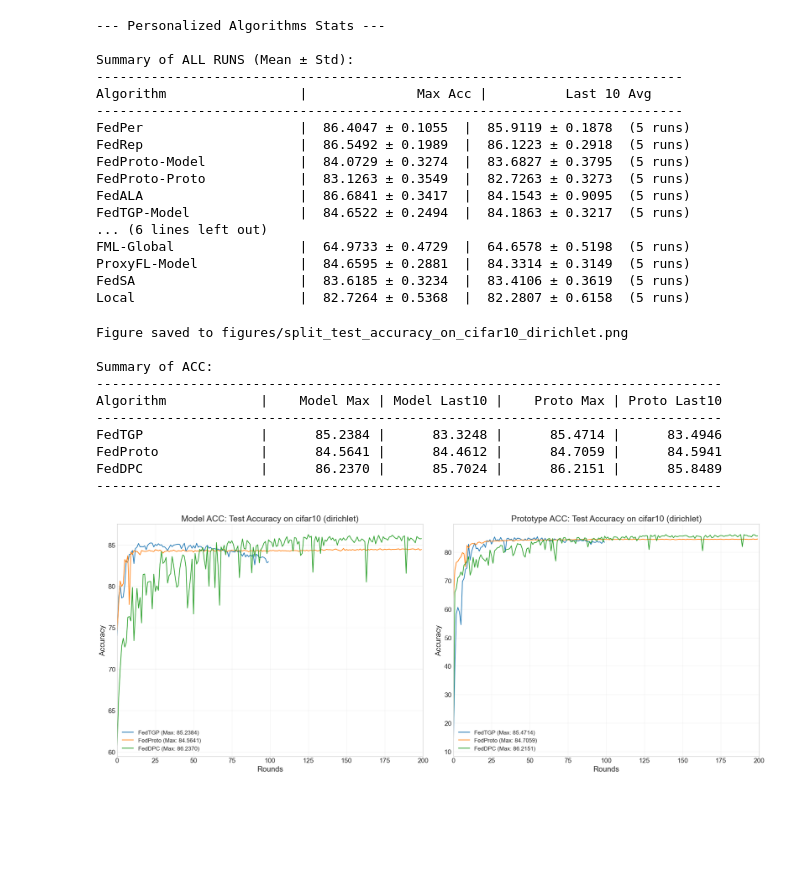
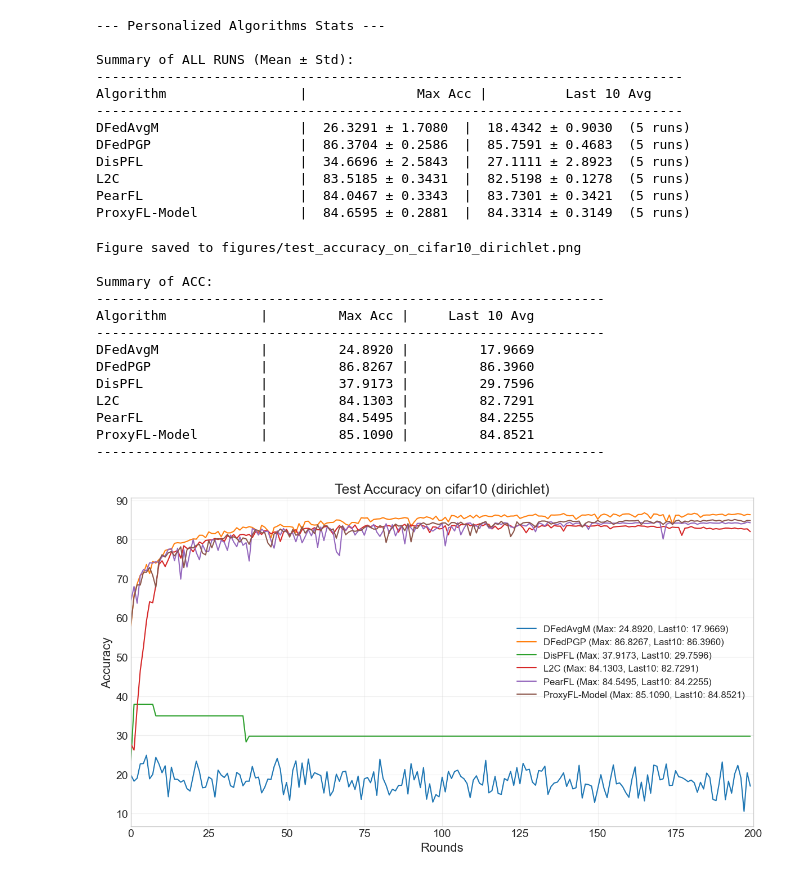
Before and after one commit to haifeng-dai/fl, a Jupyter notebook: plot/results_analysis.ipynb, the cells around one changed output. Saved outputs shown, nothing was run; the diff lists cells and outputs as text; code cells hidden in the pictures; blank space fills up the shorter version.

```diff
--- a/plot/results_analysis.ipynb
+++ b/plot/results_analysis.ipynb
@@ -36,26 +36,30 @@ experiments = {
     "FedProto": ("fedproto", {"mu": 1.0}),
     "FedALA": ("fedala", {"eta": 1.0, "rand_percent": 20, "layer_idx": 1, "ala_threshold": 0.1, "num_pre_loss": 10}),
     "FedTGP": ("fedtgp", {"lamda_": 10.0, "server_epochs": 10, "server_lr": 0.01, "margin_threshold": 1.0}),
-    "FedDPC": ("feddpc", {"lamda_": 100.0, "head_epochs": 10, "body_epochs": 2, "lr_head": 0.01, "lr_body": 0.01, "margin_threshold": 100.0, "server_epochs": 100, "server_lr": 0.01, "lambda_p": 1.0, "lambda_acl": 0.01}),
+    "FedDPC": ("feddpc", {"lamda_": 100.0, "lambda_p": 1.0, "lambda_acl": 0.01, "head_epochs": 10, "body_epochs": 1, "lr_head": 0.01, "lr_body": 0.01, "margin_threshold": 100.0, "server_epochs": 100, "server_lr": 0.01}),
     "LG-FedAvg": ("lgfedavg", {}),
     "FedKD": ("fedkd", {"lr_g": 0.01, "energy": 0.9}),
     "FML": ("fml", {"alpha_fml": 1.0, "beta_fml": 1.0}),
     "ProxyFL": ("proxyfl", {"mu": 1.0, "adj_type": "ring"}),
     "FedSA": ("fedsa", {"alpha_sa": 0.9999, "lambda_r": 0.1, "lambda_mcl": 0.01, "lambda_cc": 1.0}),
     "Local": ("local", {}),
+    # Decentralized Algorithms
+    "L2C": ("l2c", {"adj_type": "ring", "val_ratio": 0.1, "lr_alpha": 0.1, "threshold": 0.0}),
+    "DisPFL": ("dispfl", {"adj_type": "ring", "dense_ratio": 0.1, "anneal_factor": 1.0}),
+    "PearFL": ("pearfl", {"adj_type": "ring", "lamda": 1.0}),
+    "DFedAvgM": ("dfedavgm", {"adj_type": "ring"}),
+    "DFedPGP": ("dfedpgp", {"adj_type": "ring", "local_v_epochs": 1, "lr_v": 0.01, "momentum_v": 0.0, "weight_decay_v": 0.0})
 }
-global_algos = ["FedAvg", "FedProx", "Scaffold", "FedDyn", "FedPLN", "FedProc", "FedFM", "MOON", "FedLSA"]
-personalized_algos = ["FedPer", "FedRep", "FedProto", "FedALA", "FedTGP", "FedDPC", "LG-FedAvg", "FedKD", "FML", "ProxyFL", "FedSA", "Local"]
+global_algos = ["FedAvg", "FedProx", "Scaffold", "FedDyn", "FedPLN", "FedProc", "FedFM", "MOON", "FedLSA", "DFedAvgM"]
+personalized_algos = ["FedPer", "FedRep", "FedProto", "FedALA", "FedTGP", "FedDPC", "LG-FedAvg", "FedKD", "FML", "ProxyFL", "FedSA", "Local", "L2C", "DisPFL", "PearFL", "DFedPGP"]
 # %%
-loader.algo_patterns["feddpc"] = lambda args: f"_{args['lamda_']}_{args['head_epochs']}_{args['body_epochs']}_{args['lr_head']}_{args['lr_body']}_{args['server_epochs']}_{args['server_lr']}_{args['margin_threshold']}_{args['lambda_p']}_{args['lambda_acl']}"
+# loader.algo_patterns["feddpc"] = lambda args: f"_{args['lamda_']}_{args['head_epochs']}_{args['body_epochs']}_{args['lr_head']}_{args['lr_body']}_{args['server_epochs']}_{args['server_lr']}_{args['margin_threshold']}_{args['lambda_p']}_{args['lambda_acl']}"
 
 common_args = {"dataset": "cifar10", "partition": "dirichlet", "num_clients": 10, "epochs": 1, "batch_size": 64, "lr": 0.01, "alpha": 0.1, "n_class": 5, "times": 5}
-
-experiments["FedDPC"] = ("feddpc", {"epochs": 1, "lamda_": 100.0, "lambda_p": 1.0, "lambda_acl": 0.01, "head_epochs": 10, "body_epochs": 1, "lr_head": 0.01, "lr_body": 0.01, "margin_threshold": 100.0, "server_epochs": 100, "server_lr": 0.01})
 # %%
 print("--- Personalized Algorithms Stats ---")
-load_plot_all_runs(personalized_algos, experiments, common_args, loader, x_lim=200)
-# load_plot_all_runs(['FedDPC'], experiments, common_args, loader, x_lim=200)
+# load_plot_all_runs(personalized_algos, experiments, common_args, loader, x_lim=200)
+load_plot_all_runs(['DFedAvgM', 'DFedPGP', 'DisPFL', 'L2C', 'PearFL', 'ProxyFL'], experiments, common_args, loader, x_lim=200)
 # %% [output]
 --- Personalized Algorithms Stats ---
 
@@ -63,39 +67,31 @@ Summary of ALL RUNS (Mean ± Std):
 ---------------------------------------------------------------------------
 Algorithm                 |              Max Acc |          Last 10 Avg
 ---------------------------------------------------------------------------
-FedPer                    |  86.4047 ± 0.1055  |  85.9119 ± 0.1878  (5 runs)
-FedRep                    |  86.5492 ± 0.1989  |  86.1223 ± 0.2918  (5 runs)
-FedProto-Model            |  84.0729 ± 0.3274  |  83.6827 ± 0.3795  (5 runs)
-FedProto-Proto            |  83.1263 ± 0.3549  |  82.7263 ± 0.3273  (5 runs)
-FedALA                    |  86.6841 ± 0.3417  |  84.1543 ± 0.9095  (5 runs)
-FedTGP-Model              |  84.6522 ± 0.2494  |  84.1863 ± 0.3217  (5 runs)
-... (6 lines left out)
-FML-Global                |  64.9733 ± 0.4729  |  64.6578 ± 0.5198  (5 runs)
+DFedAvgM                  |  26.3291 ± 1.7080  |  18.4342 ± 0.9030  (5 runs)
+DFedPGP                   |  86.3704 ± 0.2586  |  85.7591 ± 0.4683  (5 runs)
+DisPFL                    |  34.6696 ± 2.5843  |  27.1111 ± 2.8923  (5 runs)
+L2C                       |  83.5185 ± 0.3431  |  82.5198 ± 0.1278  (5 runs)
+PearFL                    |  84.0467 ± 0.3343  |  83.7301 ± 0.3421  (5 runs)
 ProxyFL-Model             |  84.6595 ± 0.2881  |  84.3314 ± 0.3149  (5 runs)
-FedSA                     |  83.6185 ± 0.3234  |  83.4106 ± 0.3619  (5 runs)
-Local                     |  82.7264 ± 0.5368  |  82.2807 ± 0.6158  (5 runs)
 # %%
-selected_group = personalized_algos.copy()
-for algo in ['FedALA', 'FedPer', 'FedRep']:
-    if algo in selected_group:
-        selected_group.remove(algo)
-
-selected_group = ['FedTGP', 'FedProto']
-selected_group.extend(['FedDPC'])
+selected_group = ['DFedAvgM', 'DFedPGP', 'DisPFL', 'L2C', 'PearFL', 'ProxyFL']
 
 load_plot(selected_group, experiments, common_args, loader, 200)
 # %% [output]
-Figure saved to figures/split_test_accuracy_on_cifar10_dirichlet.png
+Figure saved to figures/test_accuracy_on_cifar10_dirichlet.png
 
 Summary of ACC:
---------------------------------------------------------------------------------
-Algorithm            |    Model Max | Model Last10 |    Proto Max | Proto Last10
---------------------------------------------------------------------------------
-FedTGP               |      85.2384 |      83.3248 |      85.4714 |      83.4946
-FedProto             |      84.5641 |      84.4612 |      84.7059 |      84.5941
-FedDPC               |      86.2370 |      85.7024 |      86.2151 |      85.8489
---------------------------------------------------------------------------------
+-----------------------------------------------------------------
+Algorithm            |         Max Acc |     Last 10 Avg
+-----------------------------------------------------------------
+DFedAvgM             |         24.8920 |         17.9669
+DFedPGP              |         86.8267 |         86.3960
+DisPFL               |         37.9173 |         29.7596
+L2C                  |         84.1303 |         82.7291
+PearFL               |         84.5495 |         84.2255
+ProxyFL-Model        |         85.1090 |         84.8521
+-----------------------------------------------------------------
-[figure, old version]
+[figure, new version]
 # %%
 load_plot(["FedAvg"], experiments, common_args, loader, 1000)
 # %% [output]
```
Also changed, not shown: parts of 1 cell of this notebook, 38 other files.
